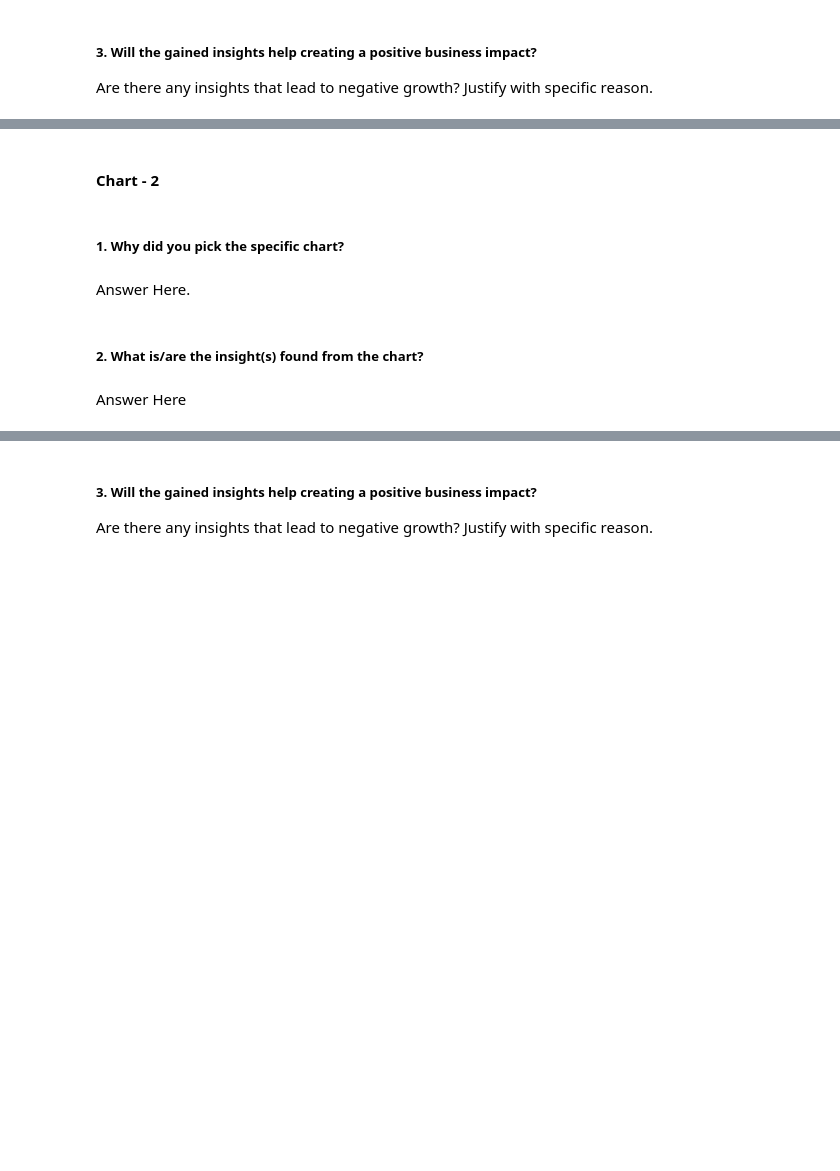
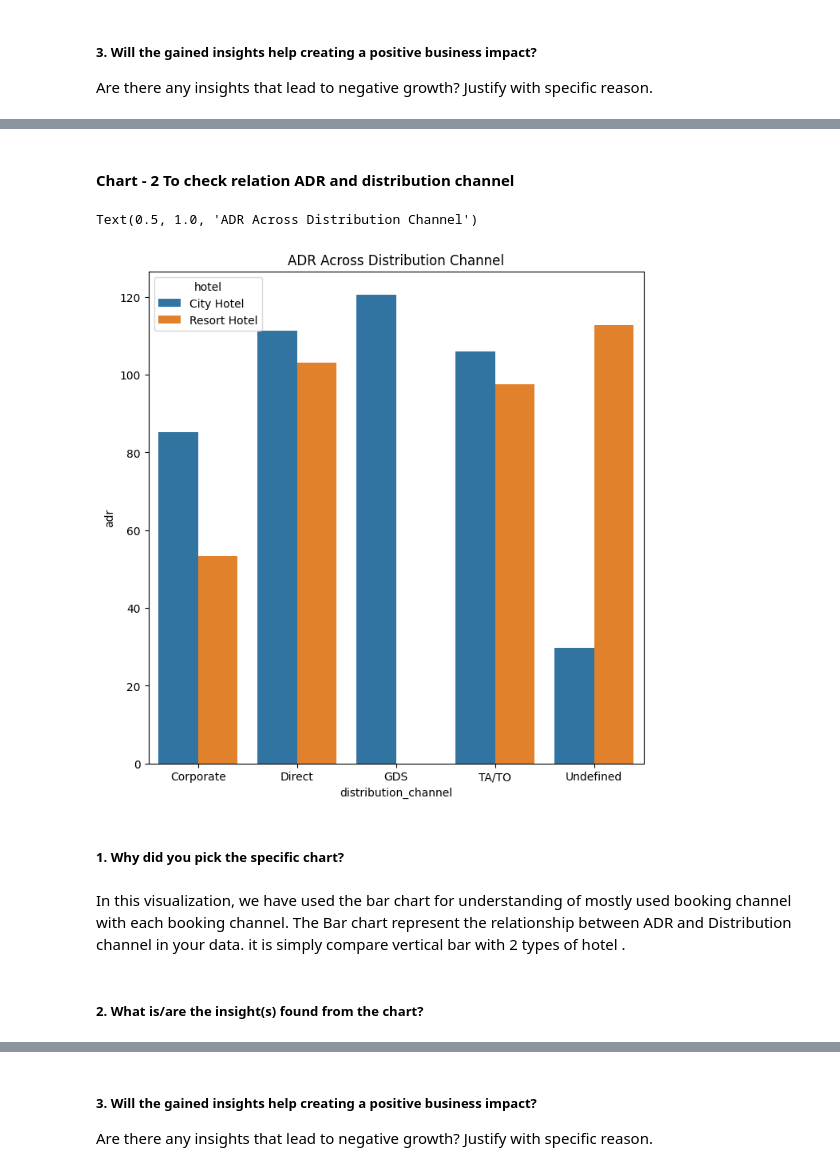
Before and after one commit to swapnalishamrao/EDA-Hotel_booking_Analysis, a Jupyter notebook: EDA_capstone_project.ipynb, the cells around one changed output, grey strips where cells are left out. Drawn from its saved outputs; the diff is of its cells as text; code cells hidden in the pictures; blank space fills up the shorter version.

```diff
--- a/EDA_capstone_project.ipynb
+++ b/EDA_capstone_project.ipynb
@@ -266,2 +541,2 @@ Answer Here
 # %% [markdown]
-#### Chart - 2
+#### Chart - 2 To check relation ADR and distribution channel
@@ -270,8 +543,18 @@ Answer Here
+# %%
+# Chart - 2 visualization code
+ # Using bar chart checking distribution channel and hotel
+distribution_channel_df = Hotel_Booking_df.groupby(['distribution_channel','hotel'])['adr'].mean().reset_index()
+
+#set plot size and plot bar chart
+plt.figure(figsize = (8,8))
+sns.barplot(x ='distribution_channel', y= 'adr', data= distribution_channel_df,hue = 'hotel')
+plt.title('ADR Across Distribution Channel')
+# %% [output]
+Text(0.5, 1.0, 'ADR Across Distribution Channel')
+[figure, added]
 # %% [markdown]
 ##### 1. Why did you pick the specific chart?
-# %% [markdown]
-Answer Here.
+# %% [markdown]
+In this visualization, we have used the bar chart for understanding of mostly used booking channel with each booking channel. The Bar chart represent the relationship between ADR and Distribution channel in your data. it is simply compare vertical bar with 2 types of hotel .
 # %% [markdown]
 ##### 2. What is/are the insight(s) found from the chart?
-# %% [markdown]
-Answer Here
```
Also changed, not shown: parts of 60 cells of this notebook.
